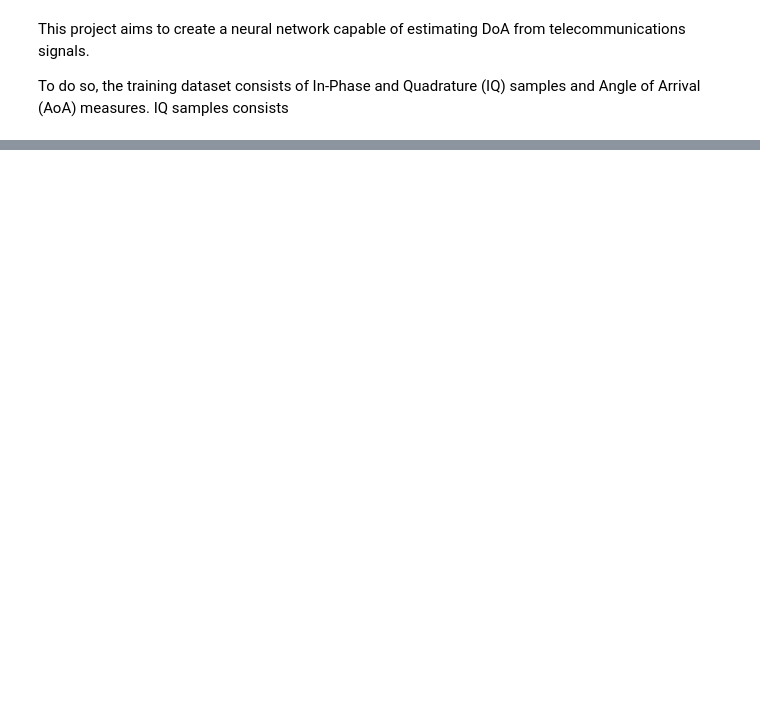
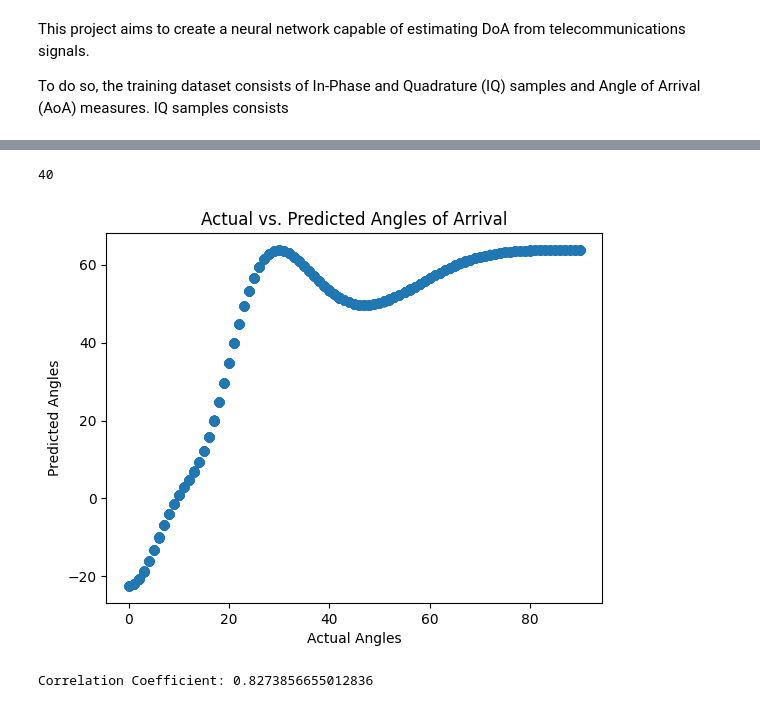
Before and after one commit to jaymedq/deep-learning, a Jupyter notebook: FinalProject/FinalProject.ipynb, the cells around one changed output, grey strips where cells are left out. Drawn from its saved outputs; the diff is of its cells as text; code cells hidden in the pictures; blank space fills up the shorter version.

```diff
--- a/FinalProject/FinalProject.ipynb
+++ b/FinalProject/FinalProject.ipynb
@@ -15,6 +15,10 @@ import os
 from keras.optimizers import Adam
 # %%
 # Set dataset path variable
-dataset_path = os.path.join(
-    os.getcwd(), "Matlab", "bluetooth_signals_dataset2024-02-05_22-56-11.csv"
+signals_dataset_path = os.path.join(
+    os.getcwd(), "Matlab", "Signalsbluetooth_signals_dataset_2024-02-26_23-37-54.csv"
 )
+# Set dataset path variable
+angles_dataset_path = os.path.join(
+    os.getcwd(), "Matlab", "Anglesbluetooth_signals_dataset_2024-02-26_23-37-54.csv"
+)
@@ -86,0 +25,8 @@ modelckpt_callback = keras.callbacks.ModelCheckpoint(
+# %%
+# Load dataset
+signal_dataset = pd.read_csv(signals_dataset_path, header=None)
+signals_dataset_transposed = signal_dataset.transpose()
+
+angles_dataset = pd.read_csv(angles_dataset_path, header=None)
+
+data = result_df = pd.concat([angles_dataset, signals_dataset_transposed], axis=1)
@@ -87,11 +102,22 @@ modelckpt_callback = keras.callbacks.ModelCheckpoint(
 # %%
+import tensorflow as tf
 # Train the model
-model.fit(X_train, y_train, epochs=1000, validation_split=0.2)
+history = model.fit(X_train,
+                    y_train,
+                    epochs=100,
+                    batch_size=32,
+                    validation_split=0.2,
+                    callbacks=[tf.keras.callbacks.EarlyStopping(
+                        monitor='val_loss',
+                        patience=5,
+                        restore_best_weights=True
+                    )],
+                    verbose=2)
 
 # Evaluate the model on the test set
 loss, mae = model.evaluate(X_test, y_test)
-print(f"Mean Absolute Error on Test Set: {mae}")
+print(f'Test Mean Absolute Error: {mae}')
 
-# Make predictions
+# Predictions on the test set
 predictions = model.predict(X_test)
 # %% [output]
@@ -124,0 +166,23 @@ array([[ 0.34495637],
+# %%
+len(set([int(predictions[j]) for j in range(len(predictions))]))
+# %% [output]
+40
+# %%
+import matplotlib.pyplot as plt
+
+# Visualize predictions
+plt.scatter(y_test, predictions)
+plt.title('Actual vs. Predicted Angles of Arrival')
+plt.xlabel('Actual Angles')
+plt.ylabel('Predicted Angles')
+plt.show()
+# %% [output]
+[figure, added]
+# %%
+from scipy.stats import pearsonr
+
+# Calculate the correlation coefficient
+correlation, _ = pearsonr(y_test, predictions.flatten())
+print(f'Correlation Coefficient: {correlation}')
+# %% [output]
+Correlation Coefficient: 0.8273856655012836
```
Also changed, not shown: parts of 8 cells of this notebook, 6 other files.
